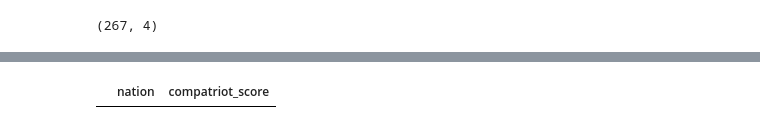
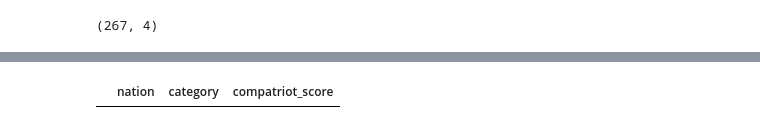
Before and after one commit to valinsogna/data_visualization_project, a Jupyter notebook: Bias_giudici.ipynb, the cells around one changed output, grey strips where cells are left out. Cells and saved outputs as stored; diff of their text form; code cells hidden in the pictures.

```diff
--- a/Bias_giudici.ipynb
+++ b/Bias_giudici.ipynb
@@ -163,13 +252,13 @@ sns.despine(fig)
 # %%
 # voglio fare la stessa cosa ma per nazioni, invece che per atleti
 # la tabella nazioni_voti sarà come segue:
 # - nation: nazionalità considerata
 # - compatriot_score: la media dei voti dati agli atleti di nation dai giudici connazionali
 # - mean_other_nations: la media dei voti ricevuti dagli atleti di nation, esclusi i voti dati dai connazionali
-nazioni_voti = pd.DataFrame(columns=['nation','compatriot_score'])
+nazioni_voti = pd.DataFrame(columns=['nation','category','compatriot_score'])
 nazioni_voti.head()
 # %% [output]
-|  | nation | compatriot_score |
+|  | nation | category | compatriot_score |
 # %%
 # creo una tabella che abbina a ciascun atleta il voto medio ricevuto dai giudici
 # raggruppato per nazionalità dei giudici
```
Also changed, not shown: parts of 36 cells of this notebook, 2 other files.
